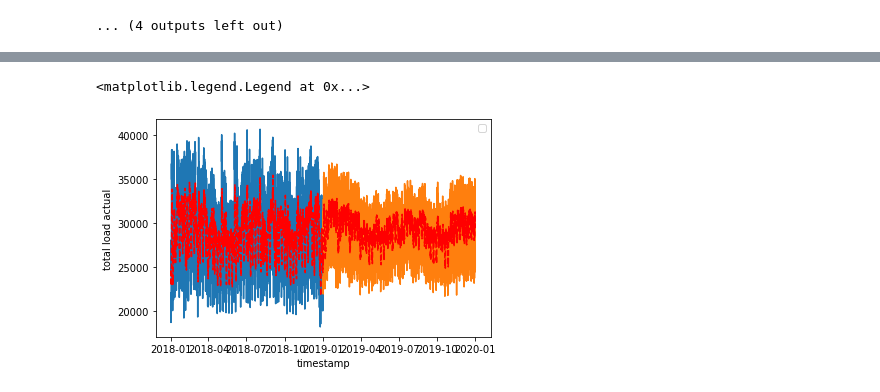
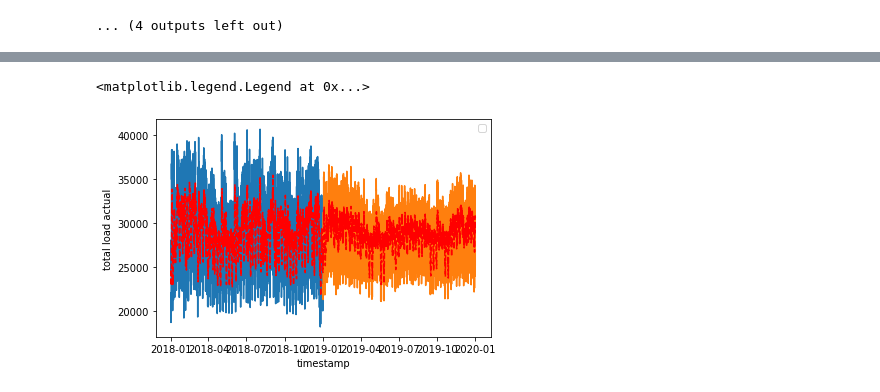
Before and after one commit to NathanBitu/Energy-Consumption-Forecasting, a Jupyter notebook: energy_forecasting.ipynb, the cells around one changed output, grey strips where cells are left out. Saved outputs shown, nothing was run; the diff lists cells and outputs as text; code cells hidden in the pictures.

Commit message:
Added holidays and hyper-parameter tuning

```diff
--- a/energy_forecasting.ipynb
+++ b/energy_forecasting.ipynb
@@ -180,5 +206,6 @@ for i in df_month.columns[1:]:
 # %%
-df = df[['year', 'month', 'day', 'dayofweek', 'hour', 'total load actual']]
-df['MA_7D' ] = df['total load actual'].copy().rolling(7).mean()
-df['MA_30D' ] = df['total load actual'].copy().rolling(30).mean()
+df = df[['year', 'month', 'day', 'dayofweek', 'hour', 'isholiday','total load actual']]
+df['MA_7H' ] = df['total load actual'].copy().rolling(7).mean()
+df['MA_30H' ] = df['total load actual'].copy().rolling(30).mean()
 df.dropna(inplace = True)
+df.head()
@@ -205,9 +238,9 @@ x_test = x[(int(data_size * (1-test_size))):]
 y_train = y[:(int(data_size * (1-test_size)))]
 y_test = y[(int(data_size * (1-test_size))):]
 # %%
-model = XGBRegressor(n_estimators=15000,
-                       early_stopping_rounds=50,
-                       learning_rate=0.01)
+params = {'early_stopping_rounds': 50, 'learning_rate': 0.10689390777863539, 'max_depth': 8, 'min_impurity_decrease': 0.23007525972178955,
+            'min_samples_leaf': 10, 'min_samples_split': 5, 'n_estimators': 15000, 'subsample': 0.8884636554802767}
+model = XGBRegressor(**params)
 model.fit(x_train, y_train,
           eval_set=[(x_train, y_train), (x_test, y_test)],
           verbose=100)
@@ -261,18 +301,22 @@ year = 2019
 dayofweek = 0
 for month in range(1, 13):
     for day in range(1, calendar.monthrange(year, month)[1] + 1):
+        if holiday_df.loc[holiday_df.index == datetime.date(year, month, day)].notnull:
+            isholiday = True
+        else:
+            isholiday = False
         if dayofweek == 6:
             dayofweek = 0
         else:
             dayofweek += 1
         for hour in range(24):
-            MA_7D = df['total load actual'][-7:].mean()
-            MA_30D = df['total load actual'][-30:].mean()
-            ponto = pd.DataFrame({'year':[year], 'month':[month], 'day':[day], 'dayofweek':[dayofweek], 'hour': [hour], 'MA_7D':[MA_7D],
-                       'MA_30D' : [MA_30D]})
+            MA_7H = df['total load actual'][-7:].mean()
+            MA_30H = df['total load actual'][-30:].mean()
+            ponto = pd.DataFrame({'year':[year], 'month':[month], 'day':[day], 'dayofweek':[dayofweek], 'hour': [hour],  'isholiday': [isholiday], 'MA_7H':[MA_7H],
+                       'MA_30H' : [MA_30H]})
             predicao = model.predict(ponto)
-            df = df.append({'year':year, 'month':month, 'day':day, 'dayofweek':dayofweek, 'hour': hour, 'MA_7D':MA_7D,
-                    'MA_30D': MA_30D, 'real/forecast': 'forecast', 'total load actual':predicao[0]}, ignore_index = True)
+            df = df.append({'year':year, 'month':month, 'day':day, 'dayofweek':dayofweek, 'hour': hour, 'MA_7H':MA_7H,
+                    'MA_30H': MA_30H, 'real/forecast': 'forecast', 'isholiday': isholiday, 'total load actual':predicao[0]}, ignore_index = True)
 # %%
 df.tail()
 # %% [output]
@@ -328,11 +372,11 @@ sns.lineplot(x = 'timestamp', y = 'predicted', data = test_data)
 # %%
 ax = sns.lineplot(data = df.loc[df.timestamp >= '2018-01-01 00:00:00'], y = 'total load actual', x = 'timestamp', hue = 'real/forecast')
 
-sns.lineplot(data = df.loc[df.timestamp >= '2018-01-01 00:00:00'], y = 'MA_30D', x = 'timestamp', linestyle = '--', color = 'r')
+sns.lineplot(data = df.loc[df.timestamp >= '2018-01-01 00:00:00'], y = 'MA_30H', x = 'timestamp', linestyle = '--', color = 'r')
 ax.legend([])
 # %% [output]
 <matplotlib.legend.Legend at 0x...>
-[figure, old version]
+[figure, new version]
 # %%
 fi = pd.DataFrame(data=model.feature_importances_,
              index=x_train.drop(['timestamp', 'total load actual'], axis = 1).columns,
```
Also changed, not shown: parts of 15 cells of this notebook, 1 other file.
